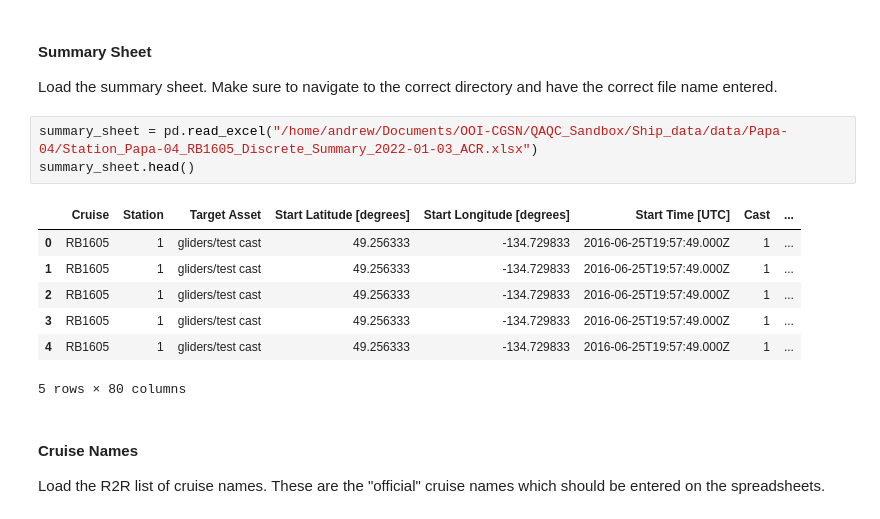
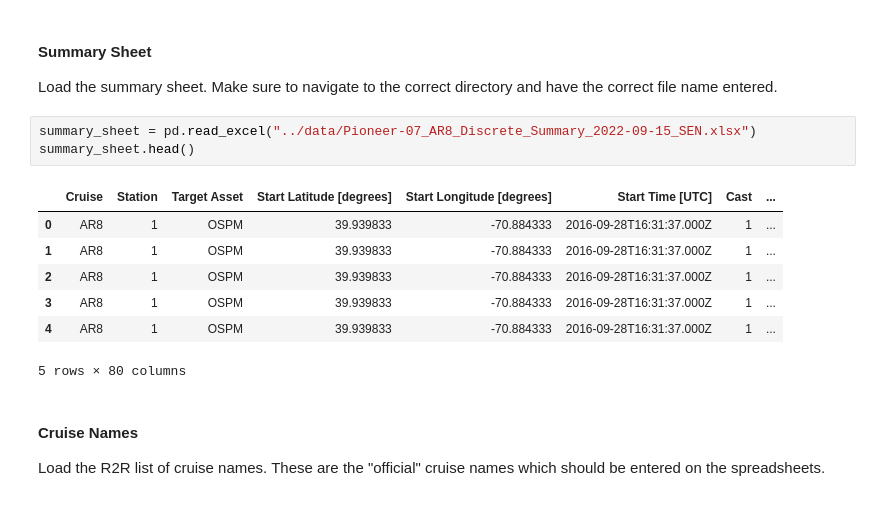
Before and after one commit to WHOIGit/ooicgsn-data-tools, a Jupyter notebook: discrete_summary_checker/example/Check_Format.ipynb, the cells around one changed output. Saved outputs shown, nothing was run; the diff lists cells and outputs as text.

```diff
--- a/discrete_summary_checker/example/Check_Format.ipynb
+++ b/discrete_summary_checker/example/Check_Format.ipynb
@@ -19,15 +19,15 @@ import numpy as np
 #### Summary Sheet
 Load the summary sheet. Make sure to navigate to the correct directory and have the correct file name entered.
 # %%
-summary_sheet = pd.read_excel("/home/andrew/Documents/OOI-CGSN/QAQC_Sandbox/Ship_data/data/Papa-04/Station_Papa-04_RB1605_Discrete_Summary_2022-01-03_ACR.xlsx")
+summary_sheet = pd.read_excel("../data/Pioneer-07_AR8_Discrete_Summary_2022-09-15_SEN.xlsx")
 summary_sheet.head()
 # %% [output]
 |  | Cruise | Station | Target Asset | Start Latitude [degrees] | Start Longitude [degrees] | Start Time [UTC] | Cast | ... |
-| 0 | RB1605 | 1 | gliders/test cast | 49.256333 | -134.729833 | 2016-06-25T19:57:49.000Z | 1 | ... |
-| 1 | RB1605 | 1 | gliders/test cast | 49.256333 | -134.729833 | 2016-06-25T19:57:49.000Z | 1 | ... |
-| 2 | RB1605 | 1 | gliders/test cast | 49.256333 | -134.729833 | 2016-06-25T19:57:49.000Z | 1 | ... |
-| 3 | RB1605 | 1 | gliders/test cast | 49.256333 | -134.729833 | 2016-06-25T19:57:49.000Z | 1 | ... |
-| 4 | RB1605 | 1 | gliders/test cast | 49.256333 | -134.729833 | 2016-06-25T19:57:49.000Z | 1 | ... |
+| 0 | AR8 | 1 | OSPM | 39.939833 | -70.884333 | 2016-09-28T16:31:37.000Z | 1 | ... |
+| 1 | AR8 | 1 | OSPM | 39.939833 | -70.884333 | 2016-09-28T16:31:37.000Z | 1 | ... |
+| 2 | AR8 | 1 | OSPM | 39.939833 | -70.884333 | 2016-09-28T16:31:37.000Z | 1 | ... |
+| 3 | AR8 | 1 | OSPM | 39.939833 | -70.884333 | 2016-09-28T16:31:37.000Z | 1 | ... |
+| 4 | AR8 | 1 | OSPM | 39.939833 | -70.884333 | 2016-09-28T16:31:37.000Z | 1 | ... |
 5 rows × 80 columns
 # %% [markdown]
 #### Cruise Names
```
Also changed, not shown: parts of 3 cells of this notebook, 5 other files.
